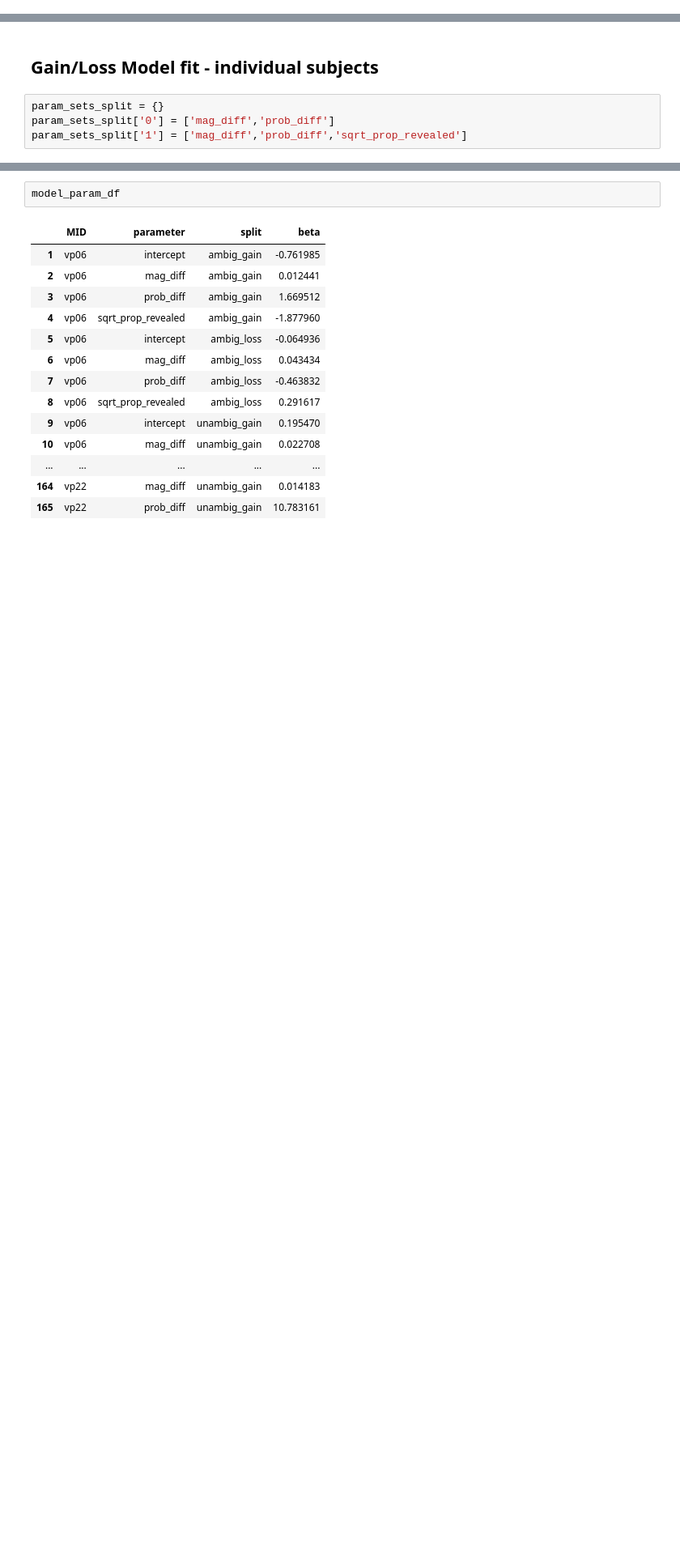
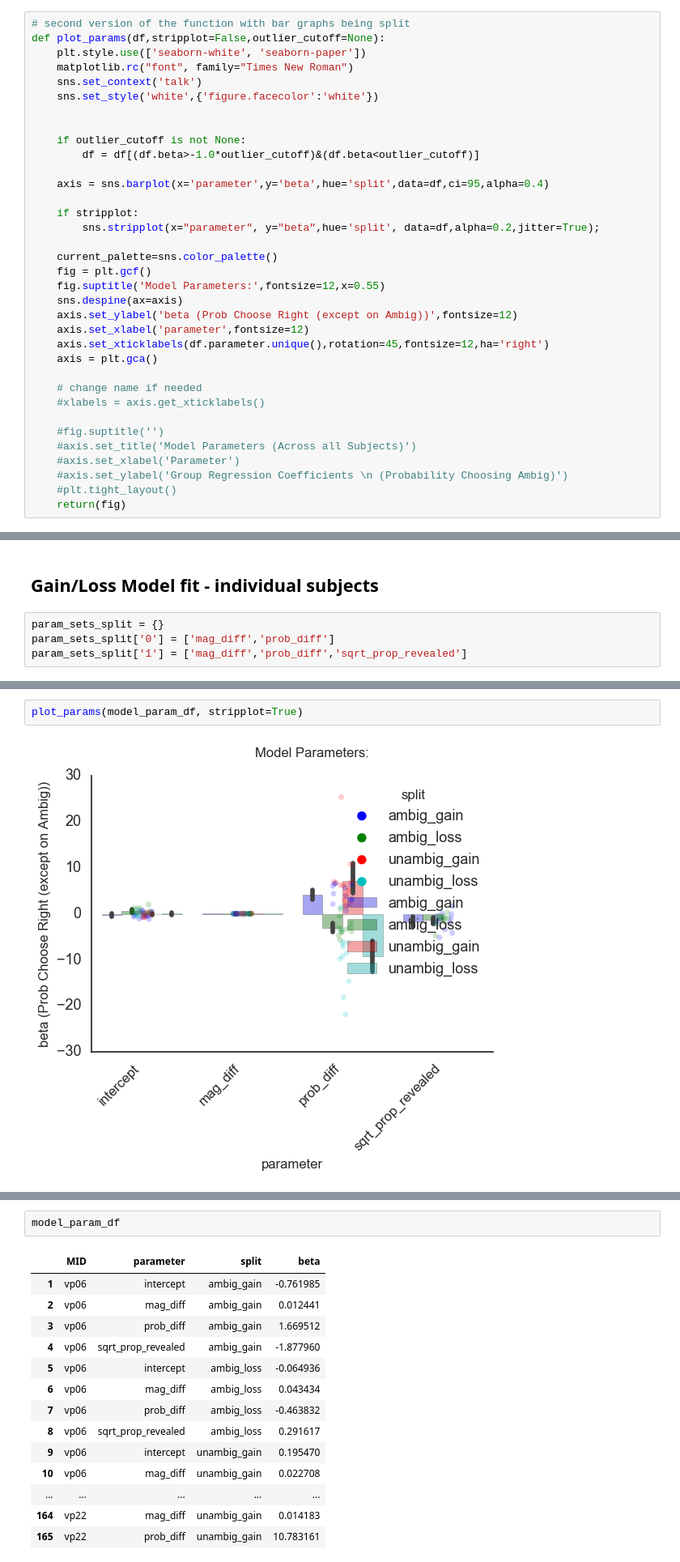
Before and after one commit to crgagne/ambi_gain_loss_shock, a Jupyter notebook: notebooks/Logistic_Regression.ipynb, the cells around one changed output, grey strips where cells are left out. Shown at 81% size. Drawn from its saved outputs; the diff is of its cells as text; blank space fills up the shorter version.

```diff
--- a/notebooks/Logistic_Regression.ipynb
+++ b/notebooks/Logistic_Regression.ipynb
@@ -25,3 +83,38 @@ from  NoBrainer_Analysis_AllinOne import *
+# %%
+# second version of the function with bar graphs being split
+def plot_params(df,stripplot=False,outlier_cutoff=None):
+    plt.style.use(['seaborn-white', 'seaborn-paper'])
+    matplotlib.rc("font", family="Times New Roman")
+    sns.set_context('talk')
+    sns.set_style('white',{'figure.facecolor':'white'})
+
+
+    if outlier_cutoff is not None:
+        df = df[(df.beta>-1.0*outlier_cutoff)&(df.beta<outlier_cutoff)]
+
+    axis = sns.barplot(x='parameter',y='beta',hue='split',data=df,ci=95,alpha=0.4)
+
+    if stripplot:
+        sns.stripplot(x="parameter", y="beta",hue='split', data=df,alpha=0.2,jitter=True);
+
+    current_palette=sns.color_palette()
+    fig = plt.gcf()
+    fig.suptitle('Model Parameters:',fontsize=12,x=0.55)
+    sns.despine(ax=axis)
+    axis.set_ylabel('beta (Prob Choose Right (except on Ambig))',fontsize=12)
+    axis.set_xlabel('parameter',fontsize=12)
+    axis.set_xticklabels(df.parameter.unique(),rotation=45,fontsize=12,ha='right')
+    axis = plt.gca()
+
+    # change name if needed
+    #xlabels = axis.get_xticklabels()
+
+    #fig.suptitle('')
+    #axis.set_title('Model Parameters (Across all Subjects)')
+    #axis.set_xlabel('Parameter')
+    #axis.set_ylabel('Group Regression Coefficients \n (Probability Choosing Ambig)')
+    #plt.tight_layout()
+    return(fig)
 # %% [markdown]
 # gainloss load in single subjectdata + nobrainer
 # %%
@@ -173,0 +262,4 @@ Logit Regression Results
+# %%
+plot_params(model_param_df, stripplot=True)
+# %% [output]
+[figure, added]
```
Also changed, not shown: parts of 34 cells of this notebook, 1 other file.
